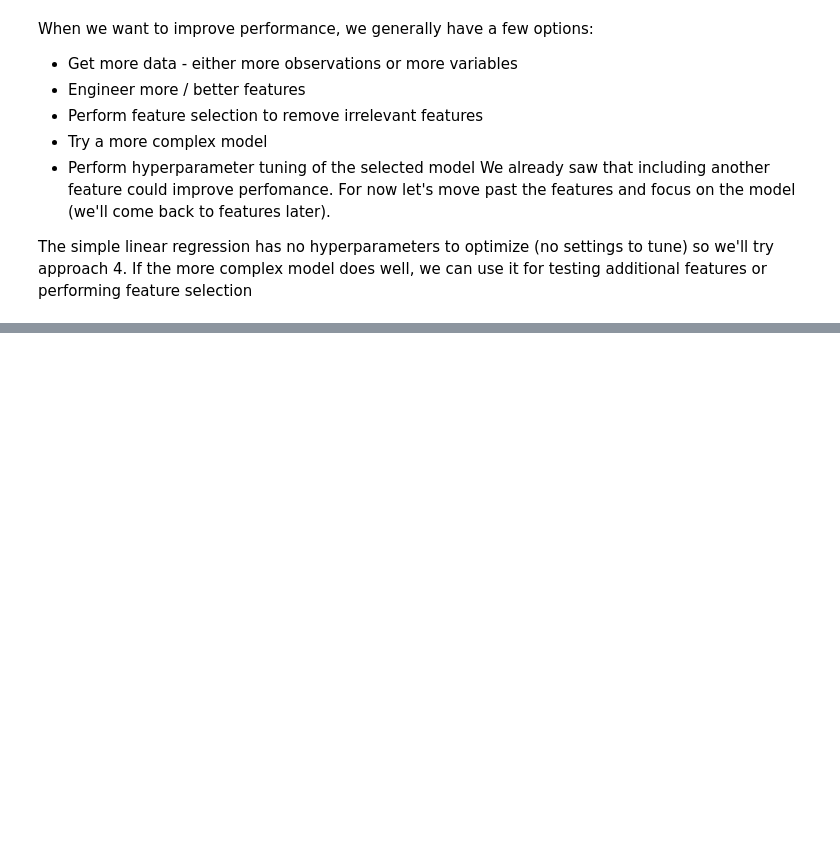
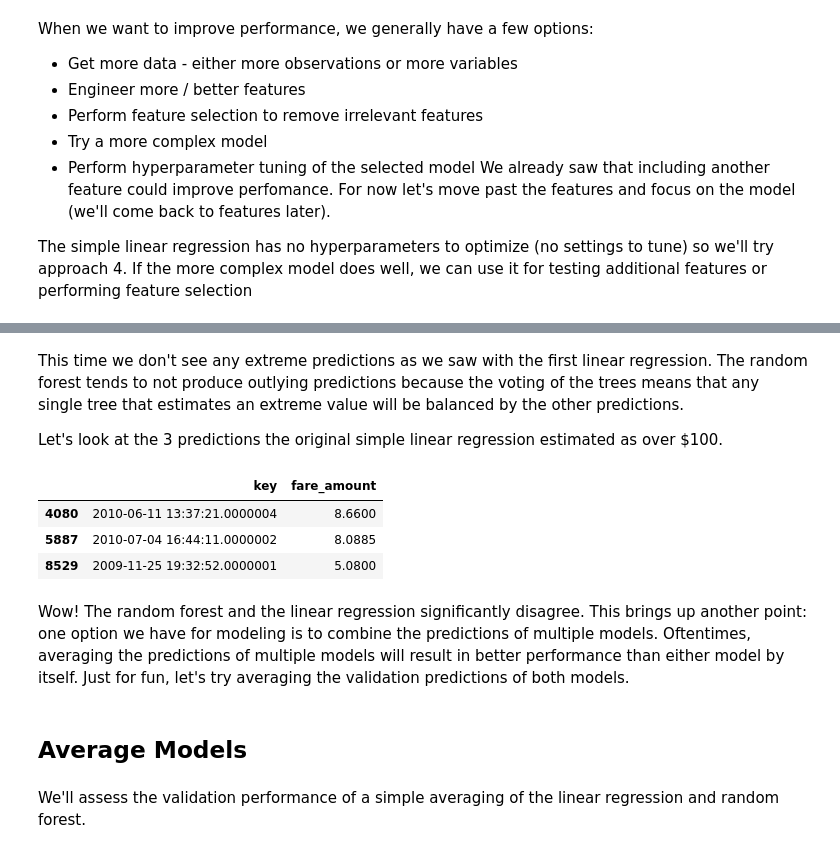
Before and after one commit to MehrdadDS/Portfolio, a Jupyter notebook: NYC-Taxi-Fares/Fare-Prediction.ipynb, the cells around one changed output, grey strips where cells are left out. Drawn from its saved outputs; the diff is of its cells as text; code cells hidden in the pictures; blank space fills up the shorter version.

```diff
--- a/NYC-Taxi-Fares/Fare-Prediction.ipynb
+++ b/NYC-Taxi-Fares/Fare-Prediction.ipynb
@@ -677,0 +734,17 @@ The simple linear regression has no hyperparameters to optimize (no settings to
+# %% [markdown]
+This time we don't see any extreme predictions as we saw with the first linear regression. The random forest tends to not produce outlying predictions because the voting of the trees means that any single tree that estimates an extreme value will be balanced by the other predictions.
+
+Let's look at the 3 predictions the original simple linear regression estimated as over $100.
+# %%
+sub.loc[simple_over_100]
+# %% [output]
+|  | key | fare_amount |
+| 4080 | 2010-06-11 13:37:21.0000004 | 8.6600 |
+| 5887 | 2010-07-04 16:44:11.0000002 | 8.0885 |
+| 8529 | 2009-11-25 19:32:52.0000001 | 5.0800 |
+# %% [markdown]
+Wow! The random forest and the linear regression significantly disagree. This brings up another point: one option we have for modeling is to combine the predictions of multiple models. Oftentimes, averaging the predictions of multiple models will result in better performance than either model by itself. Just for fun, let's try averaging the validation predictions of both models.
+# %% [markdown]
+## Average Models
+# %% [markdown]
+We'll assess the validation performance of a simple averaging of the linear regression and random forest.
```
Also changed, not shown: parts of 12 cells of this notebook.
